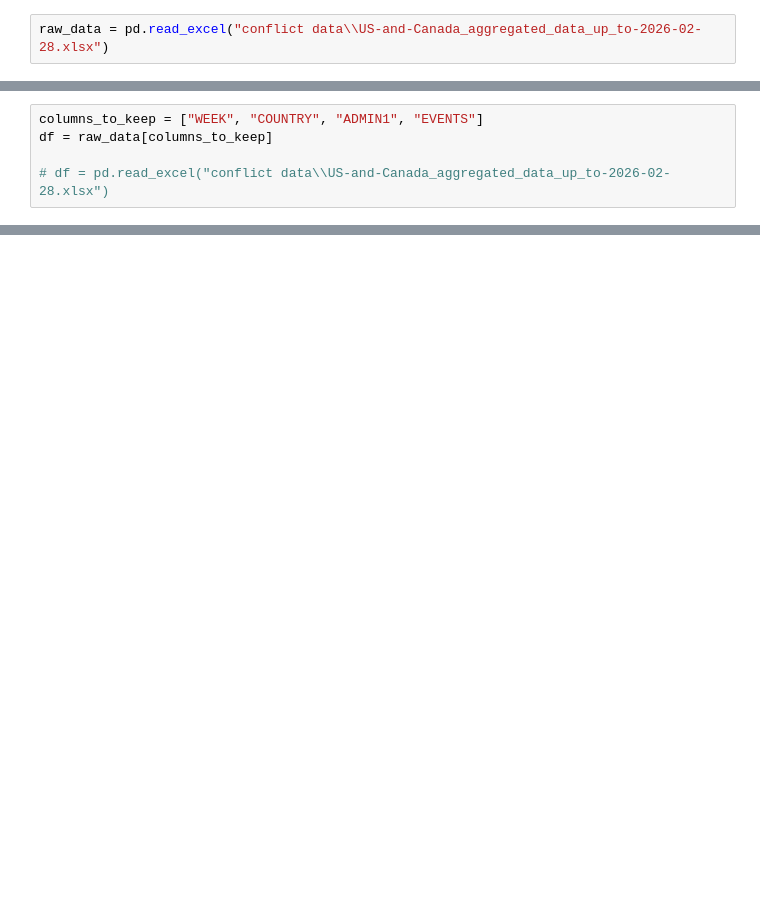
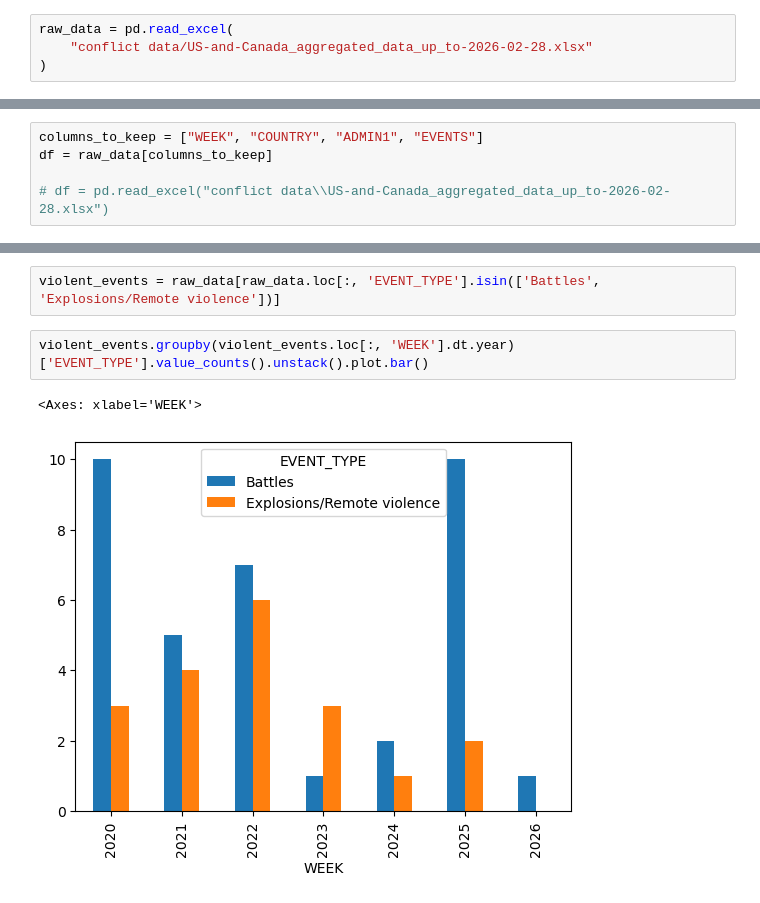
Before and after one commit to tomciolowsky/DataVisualization, a Jupyter notebook: report.ipynb, the cells around one changed output, grey strips where cells are left out. Drawn from its saved outputs; the diff is of its cells as text; blank space fills up the shorter version.

```diff
--- a/report.ipynb
+++ b/report.ipynb
@@ -5,2 +11,4 @@ import pandas as pd
 # %%
-raw_data = pd.read_excel("conflict data\\US-and-Canada_aggregated_data_up_to-2026-02-28.xlsx")
+raw_data = pd.read_excel(
+    "conflict data/US-and-Canada_aggregated_data_up_to-2026-02-28.xlsx"
+)
@@ -369,0 +538,7 @@ fig.show()
+# %%
+violent_events = raw_data[raw_data.loc[:, 'EVENT_TYPE'].isin(['Battles', 'Explosions/Remote violence'])]
+# %%
+violent_events.groupby(violent_events.loc[:, 'WEEK'].dt.year)['EVENT_TYPE'].value_counts().unstack().plot.bar()
+# %% [output]
+<Axes: xlabel='WEEK'>
+[figure, added]
```
Also changed, not shown: parts of 32 cells of this notebook.
